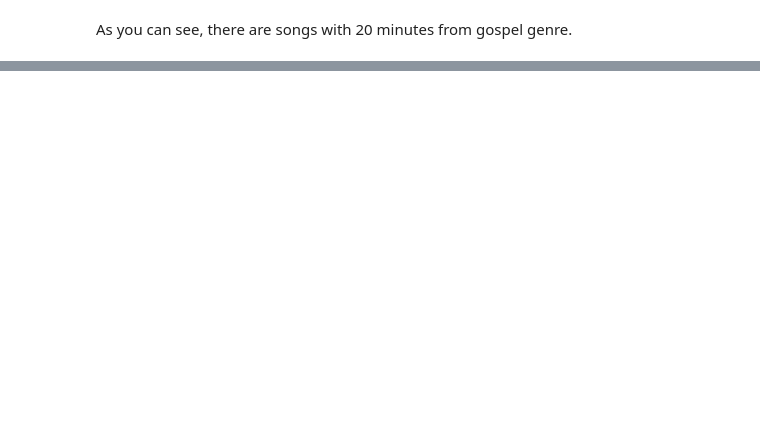
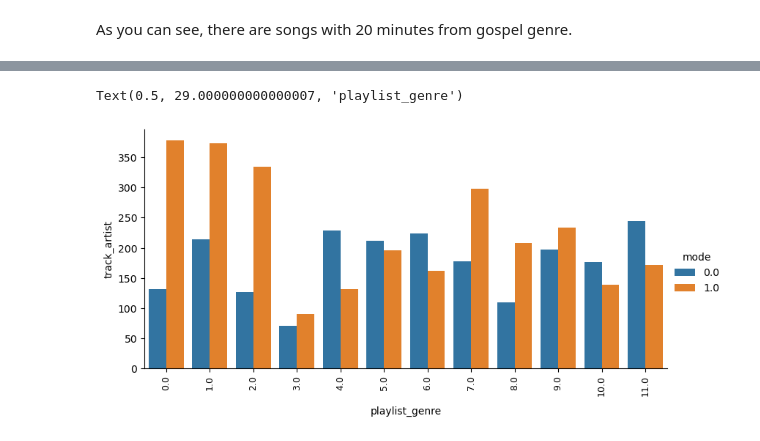
Before and after one commit to yonkeenn/EDA, a Jupyter notebook: EDA.ipynb, the cells around one changed output, grey strips where cells are left out. Saved outputs shown, nothing was run; the diff lists cells and outputs as text; code cells hidden in the pictures; blank space fills up the shorter version.

```diff
--- a/EDA.ipynb
+++ b/EDA.ipynb
@@ -499,0 +578,3 @@ As you can see, there are songs with 20 minutes from gospel genre.
+# %%
+df_mode_key_max = df.groupby(['key', 'mode'])['track_artist'].count().reset_index()
+df_mode_key_max.head() # We can shape key numbers to letters to understand better and plot it.
@@ -499,0 +588,7 @@ As you can see, there are songs with 20 minutes from gospel genre.
+# %%
+sns.catplot(data=df_mode_key_max, x="key", y="track_artist", hue='mode', kind="bar", height=4, aspect=2)
+plt.xticks(rotation=90, fontsize=9)
+plt.xlabel('playlist_genre', labelpad=10)
+# %% [output]
+Text(0.5, 29.000000000000007, 'playlist_genre')
+[figure, added]
```
Also changed, not shown: parts of 52 cells of this notebook.
